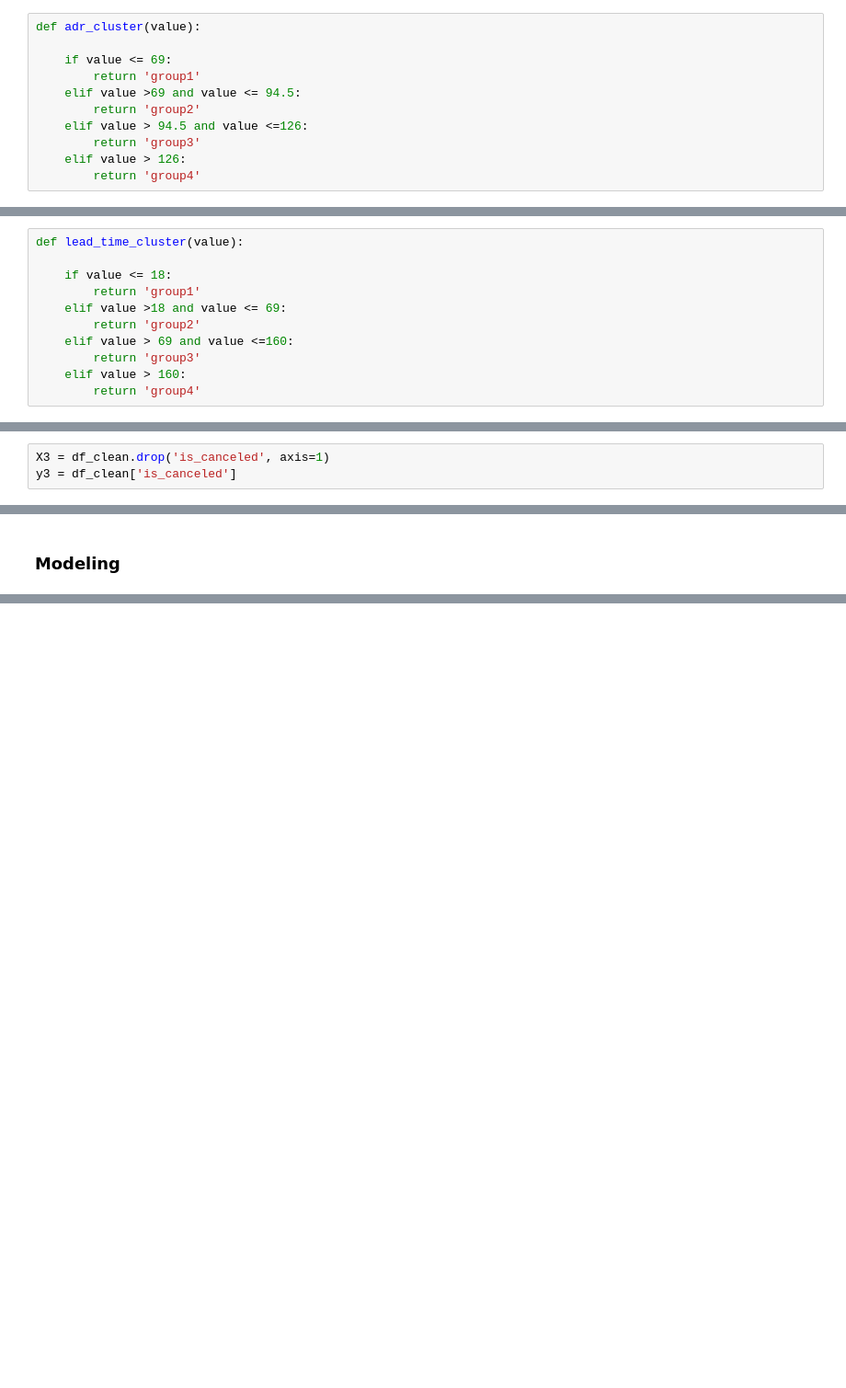
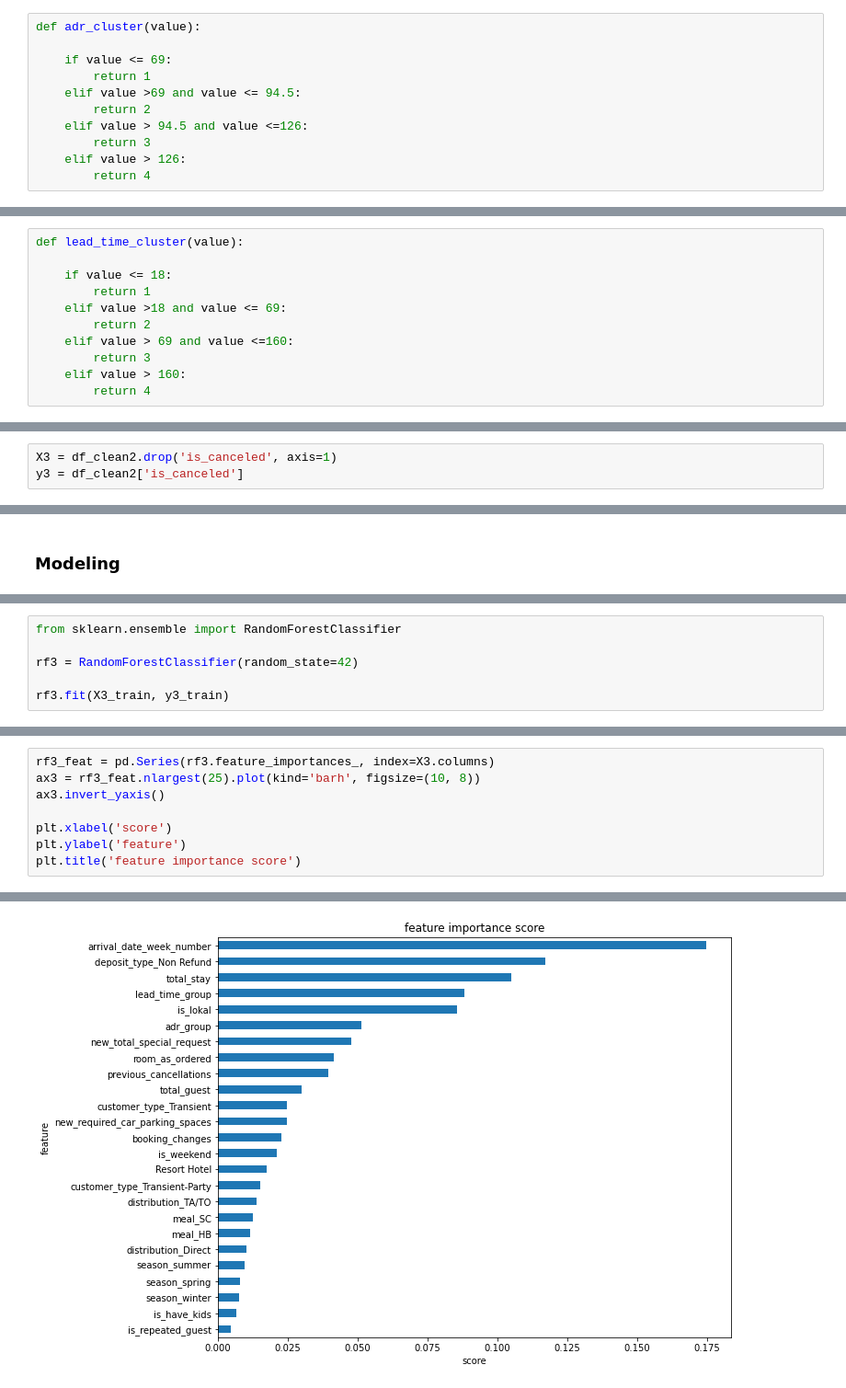
Before and after one commit to ari-mhp/FP-Rakamin-DS-MD-Hotel, a Jupyter notebook: Stage 3/stage3.ipynb, the cells around one changed output, grey strips where cells are left out. Shown at 92% size. Saved outputs shown, nothing was run; the diff lists cells and outputs as text; blank space fills up the shorter version.

```diff
--- a/Stage 3/stage3.ipynb
+++ b/Stage 3/stage3.ipynb
@@ -769,13 +793,13 @@ Name: adr, dtype: float64
 def adr_cluster(value):
 
     if value <= 69:
-        return 'group1'
+        return 1
     elif value >69 and value <= 94.5:
-        return 'group2'
+        return 2
     elif value > 94.5 and value <=126:
-        return 'group3'
+        return 3
     elif value > 126:
-        return 'group4'
+        return 4
 # %%
 df_clean2['adr_group'] = df_clean2['adr'].apply(adr_cluster)
 # %%
@@ -802,13 +826,13 @@ Name: lead_time, dtype: float64
 def lead_time_cluster(value):
 
     if value <= 18:
-        return 'group1'
+        return 1
     elif value >18 and value <= 69:
-        return 'group2'
+        return 2
     elif value > 69 and value <=160:
-        return 'group3'
+        return 3
     elif value > 160:
-        return 'group4'
+        return 4
 # %%
 df_clean2['lead_time_group'] = df_clean2['lead_time'].apply(lead_time_cluster)
 # %%
@@ -1201,8 +1514,8 @@ X2_train, X2_test, y2_train, y2_test = train_test_split(X2, y2, test_size = 0.3,
 # %% [markdown]
 ## Data 3
 # %%
-X3 = df_clean.drop('is_canceled', axis=1)
-y3 = df_clean['is_canceled']
+X3 = df_clean2.drop('is_canceled', axis=1)
+y3 = df_clean2['is_canceled']
 # %% [markdown]
 ### Split train test
 # %%
@@ -1211,0 +1547,6 @@ X3_train, X3_test, y3_train, y3_test = train_test_split(X3, y3, test_size = 0.3,
+# %%
+from sklearn.ensemble import RandomForestClassifier
+
+rf3 = RandomForestClassifier(random_state=42)
+
+rf3.fit(X3_train, y3_train)
@@ -1211,0 +1594,9 @@ X3_train, X3_test, y3_train, y3_test = train_test_split(X3, y3, test_size = 0.3,
+# %%
+rf3_feat = pd.Series(rf3.feature_importances_, index=X3.columns)
+ax3 = rf3_feat.nlargest(25).plot(kind='barh', figsize=(10, 8))
+ax3.invert_yaxis()
+
+plt.xlabel('score')
+plt.ylabel('feature')
+plt.title('feature importance score')
+# %% [output]
@@ -1211,0 +1604 @@ X3_train, X3_test, y3_train, y3_test = train_test_split(X3, y3, test_size = 0.3,
+[figure, added]
```
Also changed, not shown: parts of 65 cells of this notebook.
